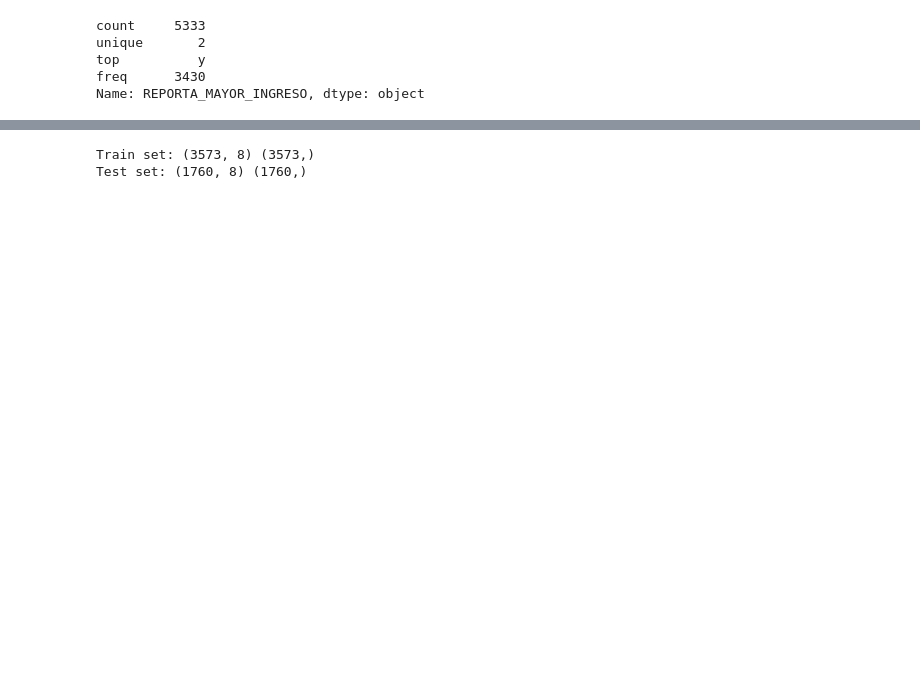
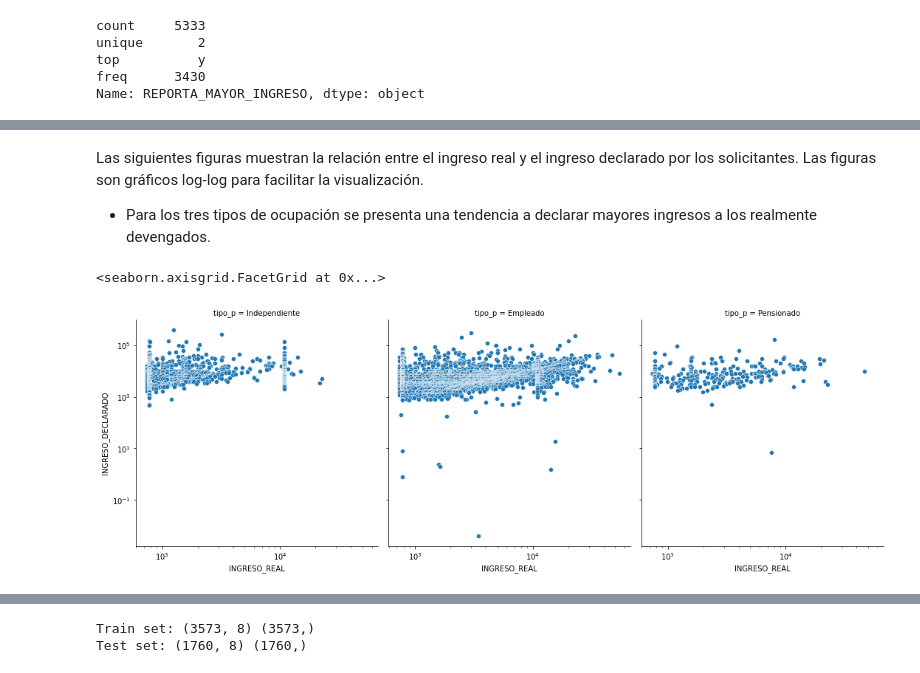
Before and after one commit to JuanseGomezM/Prof_Analysis, a Jupyter notebook: Pro_Analysis_Prueba.ipynb, the cells around one changed output, grey strips where cells are left out. Drawn from its saved outputs; the diff is of its cells as text; code cells hidden in the pictures; blank space fills up the shorter version.

```diff
--- a/Pro_Analysis_Prueba.ipynb
+++ b/Pro_Analysis_Prueba.ipynb
@@ -187,0 +229,9 @@ Name: REPORTA_MAYOR_INGRESO, dtype: object
+# %% [markdown]
+Las siguientes figuras muestran la relación entre el ingreso real y el ingreso declarado por los solicitantes. Las figuras son gráficos log-log para facilitar la visualización.
+ * Para los tres tipos de ocupación se presenta una tendencia a declarar mayores ingresos a los realmente devengados.
+# %%
+ax0 = sns.relplot(x="INGRESO_REAL", y="INGRESO_DECLARADO",col="tipo_p", data=cc_analytics);
+ax0.set(xscale="log",yscale="log")
+# %% [output]
+<seaborn.axisgrid.FacetGrid at 0x...>
+[figure, added]
```
Also changed, not shown: parts of 42 cells of this notebook.
